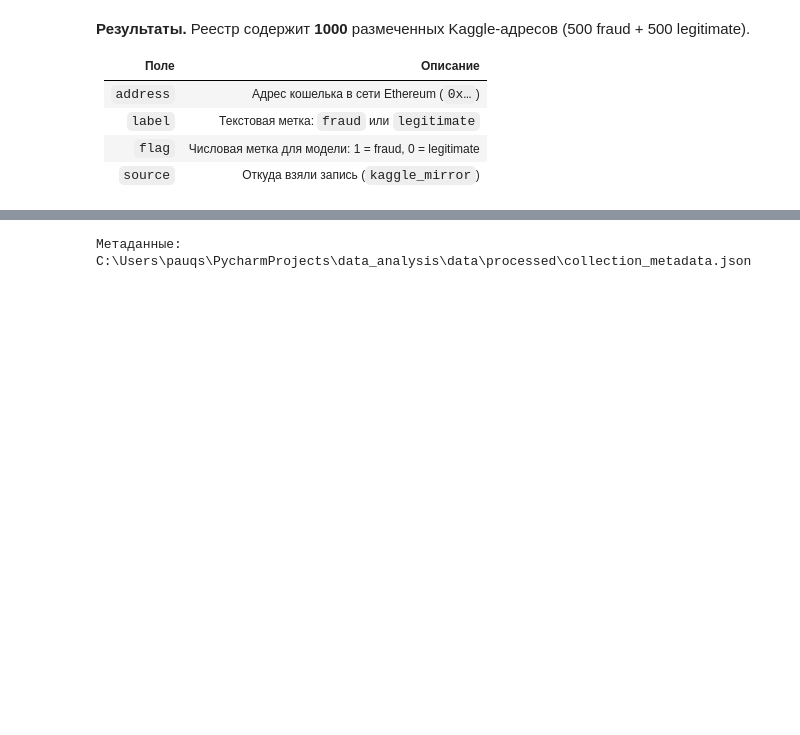
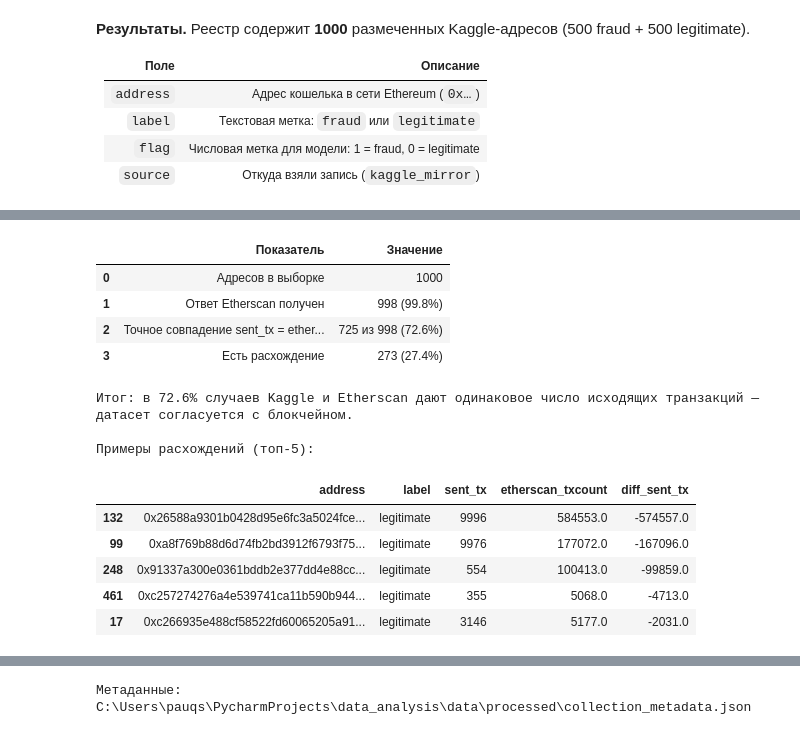
Before and after one commit to Pauqsdy/Dropper-wallet-analysis, a Jupyter notebook: notebooks/dropper_wallets_analysis.ipynb, the cells around one changed output, grey strips where cells are left out. Saved outputs shown, nothing was run; the diff lists cells and outputs as text; code cells hidden in the pictures; blank space fills up the shorter version.

```diff
--- a/notebooks/dropper_wallets_analysis.ipynb
+++ b/notebooks/dropper_wallets_analysis.ipynb
@@ -141,0 +232,51 @@ registry.head(10)
+# %%
+valid = enriched_registry.dropna(subset=["etherscan_txcount", "sent_tx"])
+n_total = len(enriched_registry)
+n_valid = len(valid)
+n_api = int(enriched_registry["etherscan_txcount"].notna().sum())
+n_exact = int((valid["diff_sent_tx"] == 0).sum())
+n_mismatch = n_valid - n_exact
+
+pct_api = 100 * n_api / n_total if n_total else 0
+pct_exact = 100 * n_exact / n_valid if n_valid else 0
+pct_mismatch = 100 * n_mismatch / n_valid if n_valid else 0
+
+compare_stats = pd.DataFrame(
+    [
+        {"Показатель": "Адресов в выборке", "Значение": n_total},
+        {"Показатель": "Ответ Etherscan получен", "Значение": f"{n_api} ({pct_api:.1f}%)"},
+        {"Показатель": "Точное совпадение sent_tx = etherscan_txcount", "Значение": f"{n_exact} из {n_valid} ({pct_exact:.1f}%)"},
+        {"Показатель": "Есть расхождение", "Значение": f"{n_mismatch} ({pct_mismatch:.1f}%)"},
+    ]
+)
+display(compare_stats)
+
+print(
+    f"Итог: в {pct_exact:.1f}% случаев Kaggle и Etherscan дают одинаковое число "
+    f"исходящих транзакций — датасет согласуется с блокчейном."
+)
+
+if n_mismatch > 0:
+    print("\nПримеры расхождений (топ-5):")
+    mismatch = valid.loc[valid["diff_sent_tx"] != 0].copy()
+    display(
+        mismatch.assign(abs_diff=mismatch["diff_sent_tx"].abs())
+        .sort_values("abs_diff", ascending=False)
+        [["address", "label", "sent_tx", "etherscan_txcount", "diff_sent_tx"]]
+        .head(5)
+    )
+# %% [output]
+|  | Показатель | Значение |
+| 0 | Адресов в выборке | 1000 |
+| 1 | Ответ Etherscan получен | 998 (99.8%) |
+| 2 | Точное совпадение sent_tx = ether... | 725 из 998 (72.6%) |
+| 3 | Есть расхождение | 273 (27.4%) |
+Итог: в 72.6% случаев Kaggle и Etherscan дают одинаковое число исходящих транзакций — датасет согласуется с блокчейном.
+
+Примеры расхождений (топ-5):
+|  | address | label | sent_tx | etherscan_txcount | diff_sent_tx |
+| 132 | 0x26588a9301b0428d95e6fc3a5024fce... | legitimate | 9996 | 584553.0 | -574557.0 |
+| 99 | 0xa8f769b88d6d74fb2bd3912f6793f75... | legitimate | 9976 | 177072.0 | -167096.0 |
+| 248 | 0x91337a300e0361bddb2e377dd4e88cc... | legitimate | 554 | 100413.0 | -99859.0 |
+| 461 | 0xc257274276a4e539741ca11b590b944... | legitimate | 355 | 5068.0 | -4713.0 |
+| 17 | 0xc266935e488cf58522fd60065205a91... | legitimate | 3146 | 5177.0 | -2031.0 |
```
Also changed, not shown: parts of 13 cells of this notebook, 6 other files.
